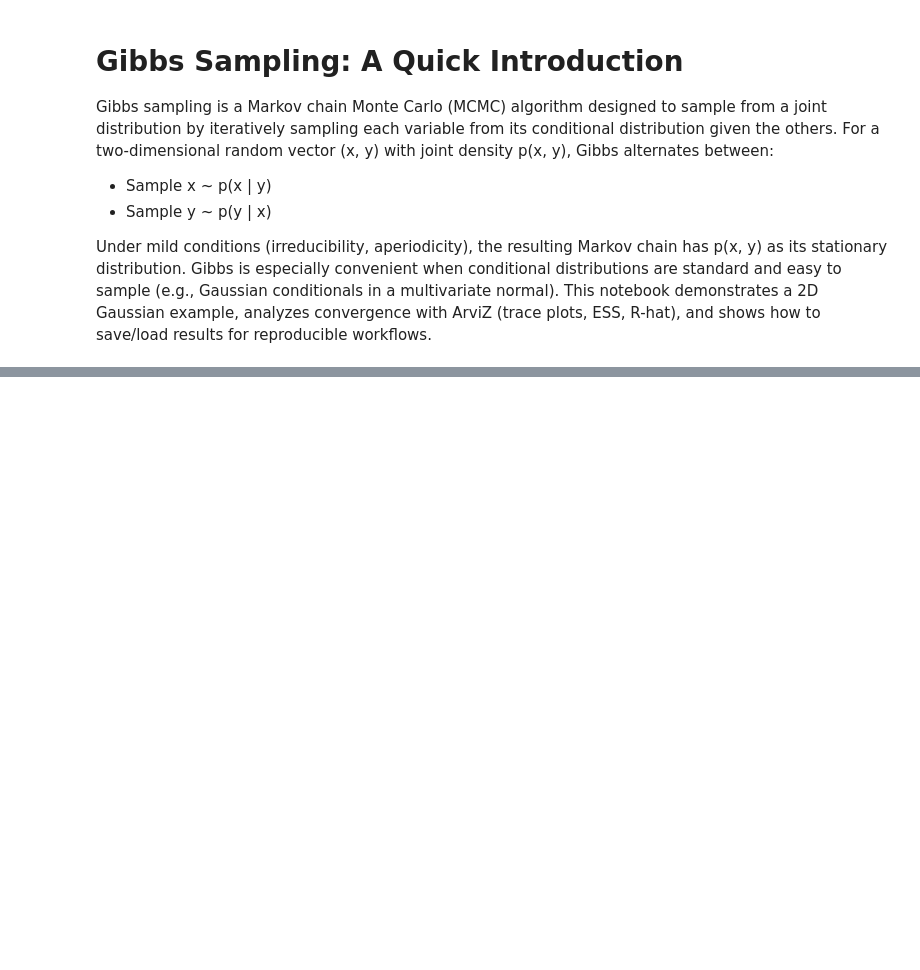
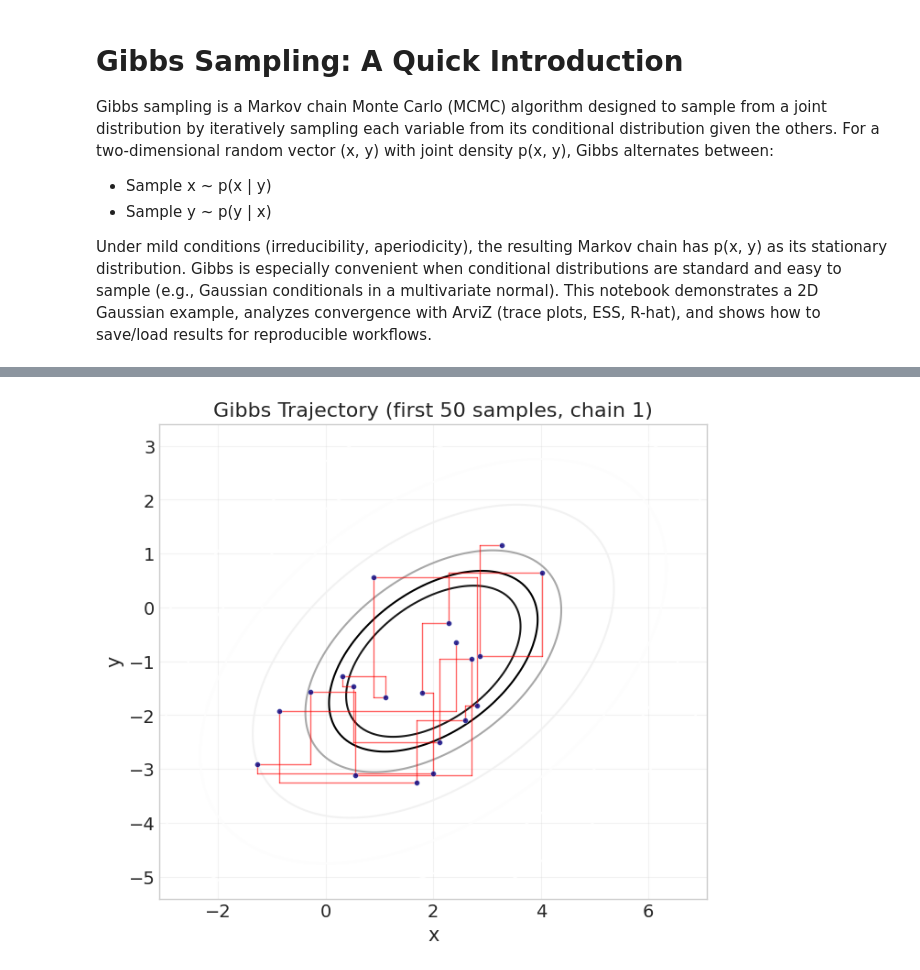
Before and after one commit to carsten-j/mc-lab, a Jupyter notebook: notebooks/gibbs_sampler_demo.ipynb, the cells around one changed output, grey strips where cells are left out. Cells and saved outputs as stored; diff of their text form; code cells hidden in the pictures; blank space fills up the shorter version.

```diff
--- a/notebooks/gibbs_sampler_demo.ipynb
+++ b/notebooks/gibbs_sampler_demo.ipynb
@@ -429,0 +439,68 @@ Covariance Frobenius Error: 0.0551
+# %%
+# Trajectory plot of the first 50 Gibbs samples (chain 1)
+import numpy as np
+from scipy.stats import multivariate_normal
+
+# --- Extract samples ---
+assert "idata" in globals(), "Run the cell that creates `idata` first."
+
+n = 20
+chain_idx = 0
+x = idata.posterior["x"].values[chain_idx, :n]
+y = idata.posterior["y"].values[chain_idx, :n]
+
+# --- Set up contour background from the true MVN (if available) ---
+true_mean = CONFIG.get("true_mean", np.array([0.0, 0.0]))
+true_cov = CONFIG.get("true_cov", np.array([[1.0, 0.0], [0.0, 1.0]]))
+
+# Determine plotting bounds using both true distribution and sample spread
+sx = float(np.sqrt(true_cov[0, 0]))
+sy = float(np.sqrt(true_cov[1, 1]))
+
+x_min = min(true_mean[0] - 3 * sx, x.min())
+x_max = max(true_mean[0] + 3 * sx, x.max())
+y_min = min(true_mean[1] - 3 * sy, y.min())
+y_max = max(true_mean[1] + 3 * sy, y.max())
+
+# Add small margins
+mx = 0.1 * (x_max - x_min + 1e-8)
+my = 0.1 * (y_max - y_min + 1e-8)
+
+x_grid = np.linspace(x_min - mx, x_max + mx, 200)
+y_grid = np.linspace(y_min - my, y_max + my, 200)
+X, Y = np.meshgrid(x_grid, y_grid)
+
+rv = multivariate_normal(mean=true_mean, cov=true_cov)
+Z = rv.pdf(np.dstack((X, Y)))
+
+fig, ax = plt.subplots(figsize=(8, 6))
+
+# Contours (grayscale, faint to strong)
+levels = np.quantile(Z, [0.15, 0.3, 0.5, 0.7, 0.85, 0.93])
+cs = ax.contour(X, Y, Z, levels=levels, cmap="Greys", alpha=0.9)
+# Bold central contour for emphasis
+ax.contour(X, Y, Z, levels=[np.quantile(Z, 0.9)], colors="k", linewidths=1.5)
+
+# Axis-aligned Gibbs trajectory segments (horizontal then vertical)
+for k in range(len(x) - 1):
+    xk, yk = x[k], y[k]
+    xk1, yk1 = x[k + 1], y[k + 1]
+    # Horizontal move: (x_k, y_k) -> (x_{k+1}, y_k)
+    ax.plot([xk, xk1], [yk, yk], color="red", alpha=0.6, linewidth=1)
+    # Vertical move: (x_{k+1}, y_k) -> (x_{k+1}, y_{k+1})
+    ax.plot([xk1, xk1], [yk, yk1], color="red", alpha=0.6, linewidth=1)
+
+# Sample locations
+ax.scatter(
+    x, y, s=18, color="navy", alpha=0.8, zorder=3, edgecolors="white", linewidths=0.3
+)
+
+ax.set_title("Gibbs Trajectory (first 50 samples, chain 1)")
+ax.set_xlabel(CONFIG.get("var_names", ("x", "y"))[0])
+ax.set_ylabel(CONFIG.get("var_names", ("x", "y"))[1])
+ax.grid(True, alpha=0.25)
+ax.set_aspect("equal", adjustable="box")
+
+plt.show()
+# %% [output]
+[figure, added]
```
Also changed, not shown: parts of 6 cells of this notebook, 9 other files.
